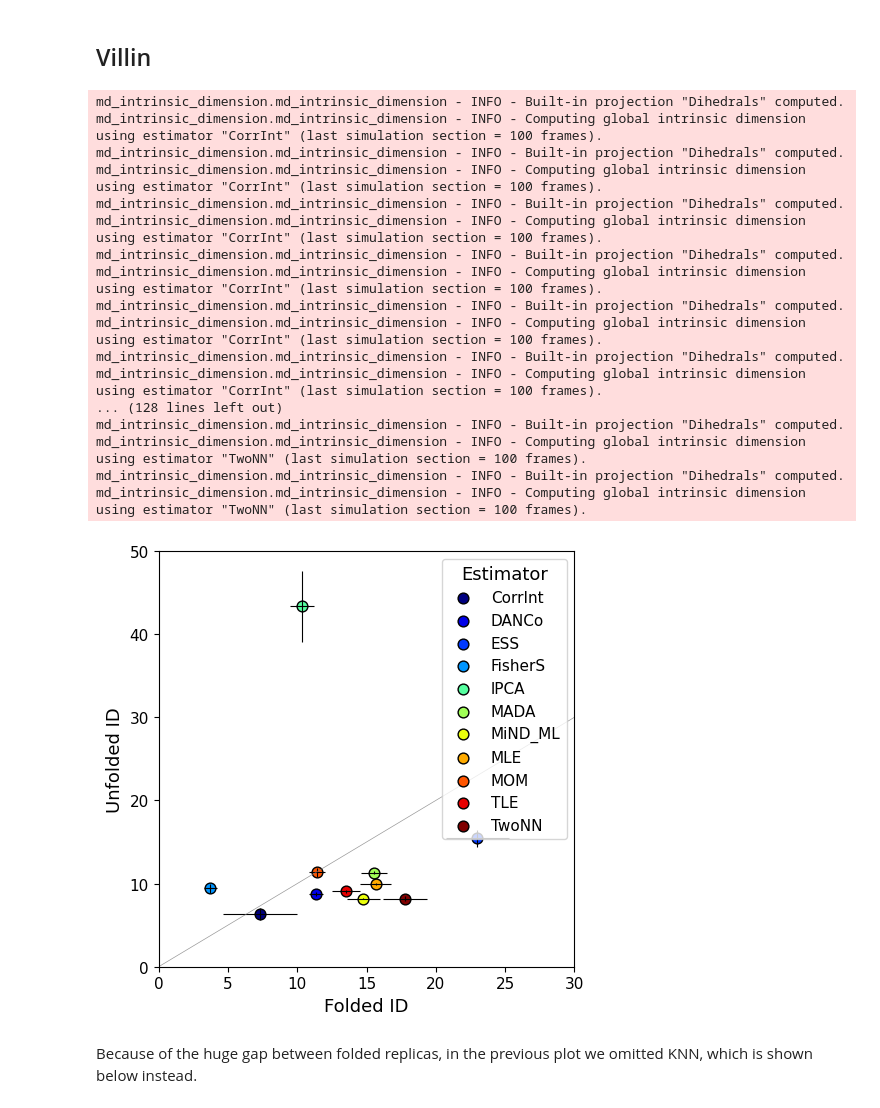
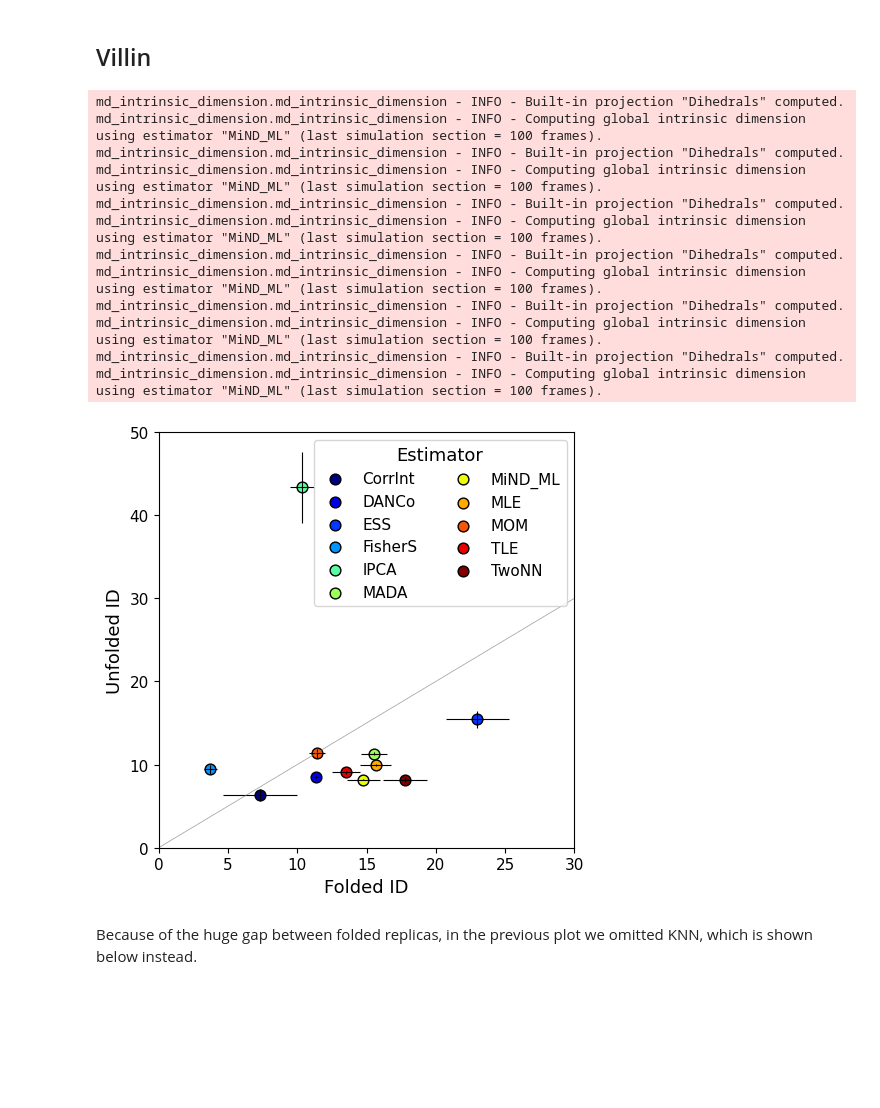
Before and after one commit to icazzaniga/MDIntrinsicDimension, a Jupyter notebook: docs/estimators.ipynb, the cells around one changed output. Cells and saved outputs as stored; diff of their text form; code cells hidden in the pictures; blank space fills up the shorter version.

```diff
--- a/docs/estimators.ipynb
+++ b/docs/estimators.ipynb
@@ -41,17 +41,29 @@ plt.rcParams.update({
 # %%
 data = []
 states = ['u0','u1', 'u2', 'f0', 'f1', 'f2']
-#estimators = ['CorrInt','lPCA', 'MADA', 'MiND_ML','MLE', 'MOM', 'TLE', 'TwoNN']
-#estimators = ['MiND_ML']
 estimators = ['CorrInt', 'DANCo', 'ESS', 'FisherS','KNN', 'lPCA', 'MADA', 'MiND_ML', 'MLE', 'MOM', 'TLE', 'TwoNN']
 projection_method = 'Dihedrals'  # or 'Distances'
 projection_kwargs = {'skip': 3}
 
 for estimator, state in product(estimators, states):
     if estimator == 'MiND_ML':
-         mean_all, mean_last= intrinsic_dimension(topology='examples/villin/2f4k.pdb', trajectory=f'examples/villin/2f4k_{state}.xtc', projection_method=projection_method, projection_kwargs = projection_kwargs,id_method='global',id_kwargs={'estimator': estimator, 'D': 100}, verbose=True)
+         mean_all, mean_last= intrinsic_dimension(topology='examples/villin/2f4k.pdb',
+                                                  trajectory=f'examples/villin/2f4k_{state}.xtc',
+                                                  projection_method=projection_method,
+                                                  projection_kwargs = projection_kwargs,
+                                                  id_method='global',
+                                                  id_kwargs={'estimator': estimator, 'D': 100}, #we changed default parameters to make it work on MD
+                                                  verbose=True
+                                                  )
     else:
-         mean_all, mean_last= intrinsic_dimension(topology='examples/villin/2f4k.pdb', trajectory=f'examples/villin/2f4k_{state}.xtc', projection_method=projection_method, projection_kwargs = projection_kwargs,id_method='global',id_kwargs={'estimator': estimator}, verbose=False)
+         mean_all, mean_last= intrinsic_dimension(topology='examples/villin/2f4k.pdb',
+                                                  trajectory=f'examples/villin/2f4k_{state}.xtc',
+                                                  projection_method=projection_method,
+                                                  projection_kwargs = projection_kwargs,
+                                                  id_method='global',
+                                                  id_kwargs={'estimator': estimator},
+                                                  verbose=False
+                                                  )
 
     data.append({'trajectory': state,
 	  'estimator': estimator,
@@ -62,22 +74,17 @@ data = pd.DataFrame(data)
 data["folded"] = data["trajectory"].str.startswith("f")
 # %% [output]
 md_intrinsic_dimension.md_intrinsic_dimension - INFO - Built-in projection "Dihedrals" computed.
-md_intrinsic_dimension.md_intrinsic_dimension - INFO - Computing global intrinsic dimension using estimator "CorrInt" (last simulation section = 100 frames).
+md_intrinsic_dimension.md_intrinsic_dimension - INFO - Computing global intrinsic dimension using estimator "MiND_ML" (last simulation section = 100 frames).
 md_intrinsic_dimension.md_intrinsic_dimension - INFO - Built-in projection "Dihedrals" computed.
-md_intrinsic_dimension.md_intrinsic_dimension - INFO - Computing global intrinsic dimension using estimator "CorrInt" (last simulation section = 100 frames).
+md_intrinsic_dimension.md_intrinsic_dimension - INFO - Computing global intrinsic dimension using estimator "MiND_ML" (last simulation section = 100 frames).
 md_intrinsic_dimension.md_intrinsic_dimension - INFO - Built-in projection "Dihedrals" computed.
-md_intrinsic_dimension.md_intrinsic_dimension - INFO - Computing global intrinsic dimension using estimator "CorrInt" (last simulation section = 100 frames).
+md_intrinsic_dimension.md_intrinsic_dimension - INFO - Computing global intrinsic dimension using estimator "MiND_ML" (last simulation section = 100 frames).
 md_intrinsic_dimension.md_intrinsic_dimension - INFO - Built-in projection "Dihedrals" computed.
-md_intrinsic_dimension.md_intrinsic_dimension - INFO - Computing global intrinsic dimension using estimator "CorrInt" (last simulation section = 100 frames).
+md_intrinsic_dimension.md_intrinsic_dimension - INFO - Computing global intrinsic dimension using estimator "MiND_ML" (last simulation section = 100 frames).
 md_intrinsic_dimension.md_intrinsic_dimension - INFO - Built-in projection "Dihedrals" computed.
-md_intrinsic_dimension.md_intrinsic_dimension - INFO - Computing global intrinsic dimension using estimator "CorrInt" (last simulation section = 100 frames).
+md_intrinsic_dimension.md_intrinsic_dimension - INFO - Computing global intrinsic dimension using estimator "MiND_ML" (last simulation section = 100 frames).
 md_intrinsic_dimension.md_intrinsic_dimension - INFO - Built-in projection "Dihedrals" computed.
-md_intrinsic_dimension.md_intrinsic_dimension - INFO - Computing global intrinsic dimension using estimator "CorrInt" (last simulation section = 100 frames).
-... (128 lines left out)
-md_intrinsic_dimension.md_intrinsic_dimension - INFO - Built-in projection "Dihedrals" computed.
-md_intrinsic_dimension.md_intrinsic_dimension - INFO - Computing global intrinsic dimension using estimator "TwoNN" (last simulation section = 100 frames).
-md_intrinsic_dimension.md_intrinsic_dimension - INFO - Built-in projection "Dihedrals" computed.
-md_intrinsic_dimension.md_intrinsic_dimension - INFO - Computing global intrinsic dimension using estimator "TwoNN" (last simulation section = 100 frames).
+md_intrinsic_dimension.md_intrinsic_dimension - INFO - Computing global intrinsic dimension using estimator "MiND_ML" (last simulation section = 100 frames).
 # %%
 fig, ax =plt.subplots(figsize=(6,5))
 ax = plt.gca()
@@ -86,42 +93,37 @@ estimators = data['estimator'].unique()
 
 for i, estimator in enumerate(estimators):
     if estimator == "KNN":
         continue
 
     color = cmap(i / (len(estimators) - 1))
     estimator_data = data[data['estimator'] == estimator]
     folded_values = estimator_data[estimator_data['folded']]['mean_all'].dropna()
     unfolded_values = estimator_data[~estimator_data['folded']]['mean_all'].dropna()
     x_mean = folded_values.mean()
     y_mean = unfolded_values.mean()
     x_std = folded_values.std(ddof=1) / np.sqrt(len(folded_values))
     y_std = unfolded_values.std(ddof=1) / np.sqrt(len(unfolded_values))
 
     ax.errorbar(x_mean, y_mean, xerr=x_std, yerr=y_std, fmt='none', ecolor='black', elinewidth=0.8,)
     ax.scatter(x_mean, y_mean,facecolors=color, edgecolors='black',s=60, label=estimator)
 
-    #rect = patches.Rectangle((x_mean - x_std, y_mean - y_std), 2 * x_std, 2 * y_std)
-    #pc = PatchCollection([rect],  facecolor=color,alpha=0.45,edgecolor=cmap(i),linewidth=0.5,linestyle="-")
-    #ax.add_collection(pc)
-
 ax.set_box_aspect(1)
 min_val = data['mean_all'].min() - 0.5
 max_val = data['mean_all'].max() + 0.5
-#plt.axline((10, 10), (30, 30), lw=0.5, color='black', alpha=0.8)
+
 plt.axline((5, 5), (12, 12), lw=0.5, color='grey', alpha=0.8)
 plt.xlabel('Folded ID')
 plt.ylabel('Unfolded ID')
-plt.legend( loc='upper right', title= 'Estimator')
+plt.legend( loc='upper right', title= 'Estimator', ncol = 2)
 
-# Set equal axis limits for better visualization
 plt.ylim(0, 50)
 plt.xlim(0, 30)
 
 plt.tight_layout()
-plt.savefig('../extra/villin_foldedvsunfolded_std_dihedrals.pdf', dpi=300, bbox_inches='tight')
+#plt.savefig('../extra/villin_foldedvsunfolded_std_dihedrals.pdf', dpi=300, bbox_inches='tight')
 plt.show()
 # %% [output]
-[figure, old version]
+[figure, new version]
 # %% [markdown]
 Because of the huge gap between folded replicas, in the previous plot we omitted KNN, which is shown below instead.
 # %%
```
Also changed, not shown: parts of 4 cells of this notebook, 9 other files.
